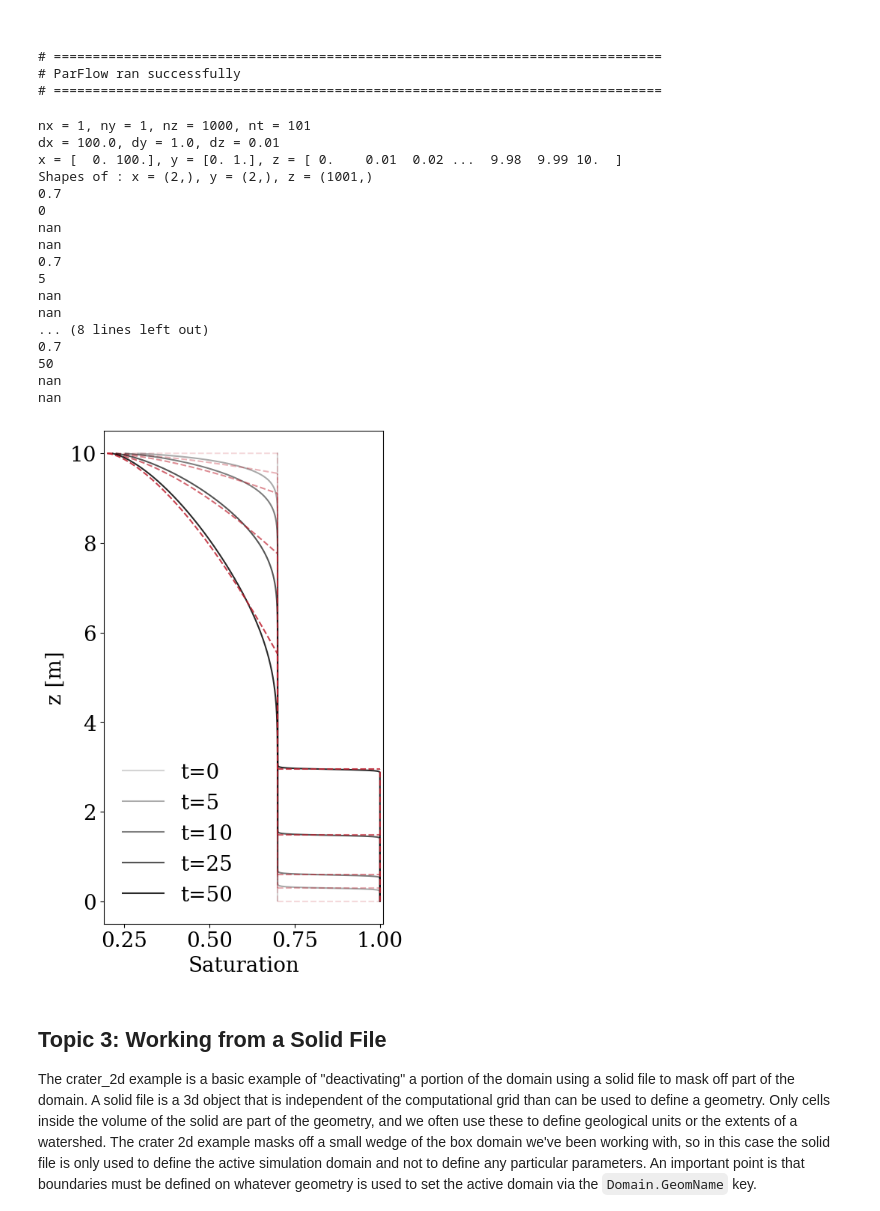
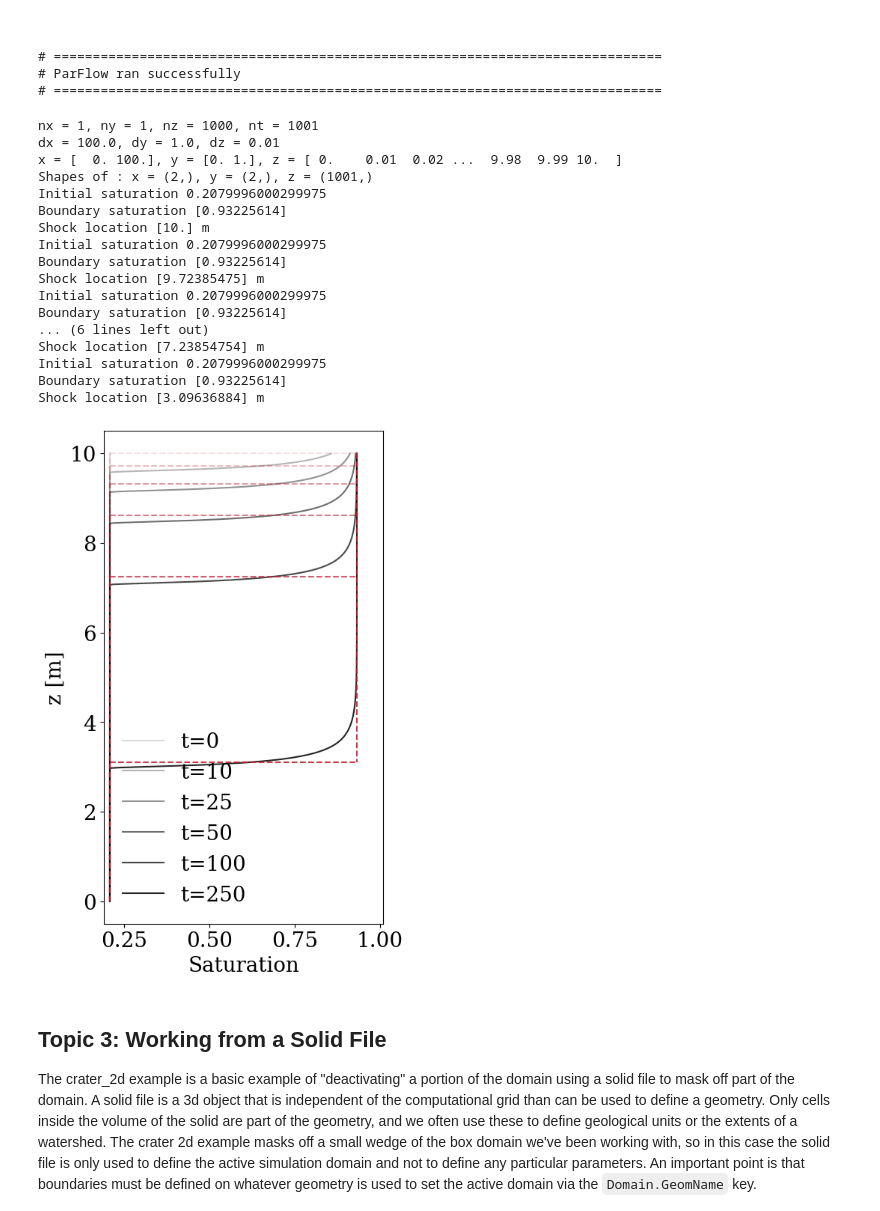
Before and after one commit to mashadab/ParFlow-project, a Jupyter notebook: Gridding/gridding.ipynb, the cells around one changed output. Drawn from its saved outputs; the diff is of its cells as text; code cells hidden in the pictures.

```diff
--- a/Gridding/gridding.ipynb
+++ b/Gridding/gridding.ipynb
@@ -60,7 +60,7 @@ from plots import plot_domain, plot_vert_var, plot_vert_var_combined
 # Import run information from pfidb
 domain_example = Run.from_definition("domain_example.pfidb")
 
-simulation_name = 'unsaturated_column'       #simulation: wetting - wetting front propagation, unsaturated_column - soil column example
+simulation_name = 'wetting'       #simulation: wetting - wetting front propagation, unsaturated_column - soil column example
 # %%
 #-----------------------------------------------------------------------------
 # Computational Grid
@@ -118,11 +118,11 @@ domain_example.Phase.water.Mobility.Value = 1.0
 #-----------------------------------------------------------------------------
 # Relative Permeability
 #-----------------------------------------------------------------------------
-Saturation_N = 2; RelPerm_N = 2
+Saturation_N = 2; RelPerm_N = 2; alpha_vG = 100.0
 domain_example.Phase.RelPerm.Type        = 'VanGenuchten'
 domain_example.Phase.RelPerm.GeomNames   = 'domain'
 
-domain_example.Geom.domain.RelPerm.Alpha = 1.0
+domain_example.Geom.domain.RelPerm.Alpha = alpha_vG
 domain_example.Geom.domain.RelPerm.N     = RelPerm_N#1000.0#2.0
 
 #---------------------------------------------------------
@@ -131,7 +131,7 @@ domain_example.Geom.domain.RelPerm.N     = RelPerm_N#1000.0#2.0
 domain_example.Phase.Saturation.Type        = 'VanGenuchten'
 domain_example.Phase.Saturation.GeomNames   = 'domain'
 
-domain_example.Geom.domain.Saturation.Alpha = 1.0
+domain_example.Geom.domain.Saturation.Alpha = alpha_vG
 domain_example.Geom.domain.Saturation.N     = Saturation_N#1000.0#2.0
 domain_example.Geom.domain.Saturation.SRes  = 0.2
 domain_example.Geom.domain.Saturation.SSat  = 1.0
@@ -148,7 +148,6 @@ if simulation_name == 'wetting':
 else:
     s_s = 1.0; s_r = 0.2 #Saturation saturated and residual
     sat_init = 0.7
-    alpha_vG = 1.0
     Ks = 0.01465 #Saturated hydraulic conductivity = 0.01465 m/h
     sw_vG= lambda h,n: (s_s - s_r)/((1 + abs(alpha_vG*h)**n)**(1-1/n))+s_r #sw, head in cms
 
@@ -358,35 +355,35 @@ base: /home/ms6985/ParFlow-project/Gridding/output
 # %%
 # Call plotting function at multiple timesteps
 if simulation_name == 'wetting':
     timesteps = [0, 10,25, 50, 100,250]
 else:
-    timesteps = [0, 5, 10,25,50]
+    timesteps = [0, 5, 10,25,50,100]
 
 '''
 for t in timesteps:
     #plot_domain(base, "satur", timestep=t)
     plot_vert_var(base, "satur", timestep=t)
 '''
-plot_vert_var_combined(base, "satur", timesteps,RelPerm_N,Saturation_N,simulation_name)
+plot_vert_var_combined(base, "satur", timesteps,RelPerm_N,Saturation_N,alpha_vG,simulation_name)
 # %% [output]
-nx = 1, ny = 1, nz = 1000, nt = 101
+nx = 1, ny = 1, nz = 1000, nt = 1001
 dx = 100.0, dy = 1.0, dz = 0.01
 x = [  0. 100.], y = [0. 1.], z = [ 0.    0.01  0.02 ...  9.98  9.99 10.  ]
 Shapes of : x = (2,), y = (2,), z = (1001,)
-0.7
-0
-nan
-nan
-0.7
-5
-nan
-nan
-... (8 lines left out)
-0.7
-50
-nan
-nan
+Initial saturation 0.2079996000299975
+Boundary saturation [0.93225614]
+Shock location [10.] m
+Initial saturation 0.2079996000299975
+Boundary saturation [0.93225614]
+Shock location [9.72385475] m
+Initial saturation 0.2079996000299975
+Boundary saturation [0.93225614]
+... (6 lines left out)
+Shock location [7.23854754] m
+Initial saturation 0.2079996000299975
+Boundary saturation [0.93225614]
+Shock location [3.09636884] m
-[figure, old version]
+[figure, new version]
 # %% [markdown]
 ## Topic 3: Working from a Solid File
 
```
Also changed, not shown: parts of 3 cells of this notebook, 1 other file.
